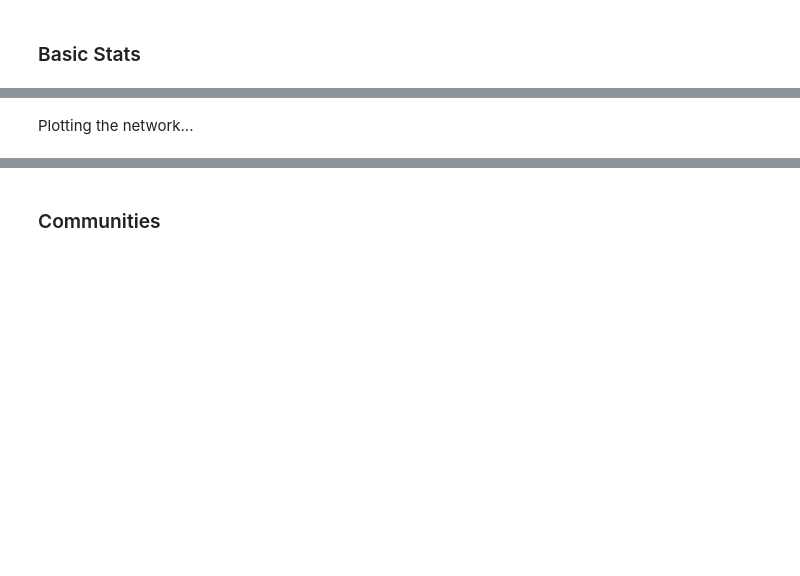
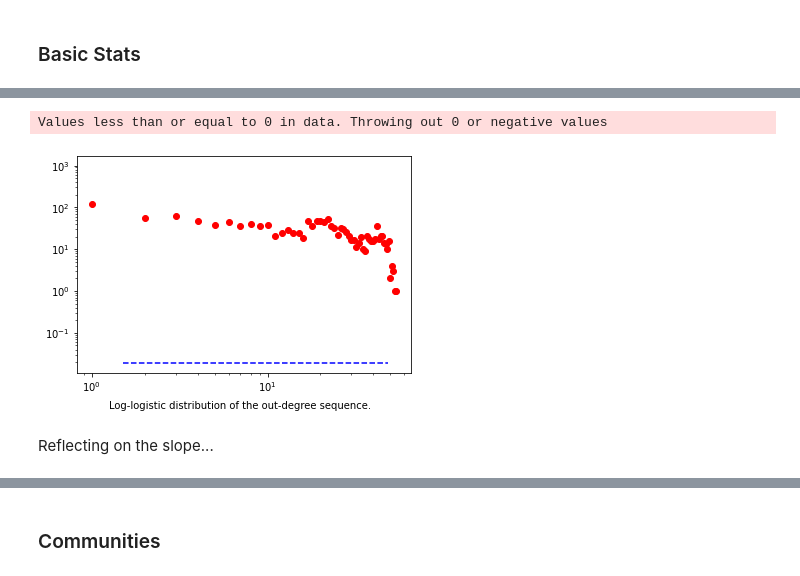
Before and after one commit to matijasipek/ass2, a Jupyter notebook: ass2/Week 4/assignment2.ipynb, the cells around one changed output, grey strips where cells are left out. Cells and saved outputs as stored; diff of their text form; code cells hidden in the pictures; blank space fills up the shorter version.

```diff
--- a/ass2/Week 4/assignment2.ipynb
+++ b/ass2/Week 4/assignment2.ipynb
@@ -151,20 +151,19 @@ saveWikiJsonFiles(marvelFull, 'marvel')
 # %%
 saveWikiJsonFiles(dcFUll, 'dc')
 # %%
-def readWikiJsonFiles(name_wiki,universe):
+def readWikiJsonFiles(universe):
 
     name_wiki_json = {}
 
-    for name,wiki in name_wiki.items():
-        temp = []
-        save_path = str(universe)+'/'
-        completeName = os.path.join(save_path, name+".txt")
+    for name in os.listdir(universe):
+        complete_name = os.path.join(universe, name)
         try:
-            with open(completeName, "r") as text_file:
-                f = text_file.read()
+            with open(complete_name, "r") as character_file:
+                f = character_file.read()
                 name_wiki_json[name] = json.loads(json.dumps(f))
         except:
             pass
+#             print("{} failed to be read.".format(complete_name))
 
     return name_wiki_json
 # %%
@@ -359 +416,20 @@ The number of nodes is...
+# %%
+# Plotting out-degree distribution
+
+degree_sequence = sorted([d for n, d in G.out_degree()], reverse=True)
+degree_count = collections.Counter(degree_sequence)
+out_degrees, out_counts = zip(*degree_count.items())
+
+# Calculate the exponent of the degree distribution
+fit = powerlaw.Fit(out_degrees, xmin=-1000, xmax=1000)
+
+fig, main_ax = plt.subplots()
+main_ax.loglog(out_degrees, out_counts, 'ro')
+fig.text(.2, .002, "Log-logistic distribution of the out-degree sequence.")
+plt.show()
+# %% [output]
+Values less than or equal to 0 in data. Throwing out 0 or negative values
+[figure, added]
+# %% [markdown]
+Reflecting on the slope...
 # %%
@@ -397,2 +456,0 @@ nx.draw(GCC_undirected, pos=pos, node_size=20, node_color = node_colors)
-# %% [markdown]
-Plotting the network...
```
Also changed, not shown: parts of 15 cells of this notebook.
